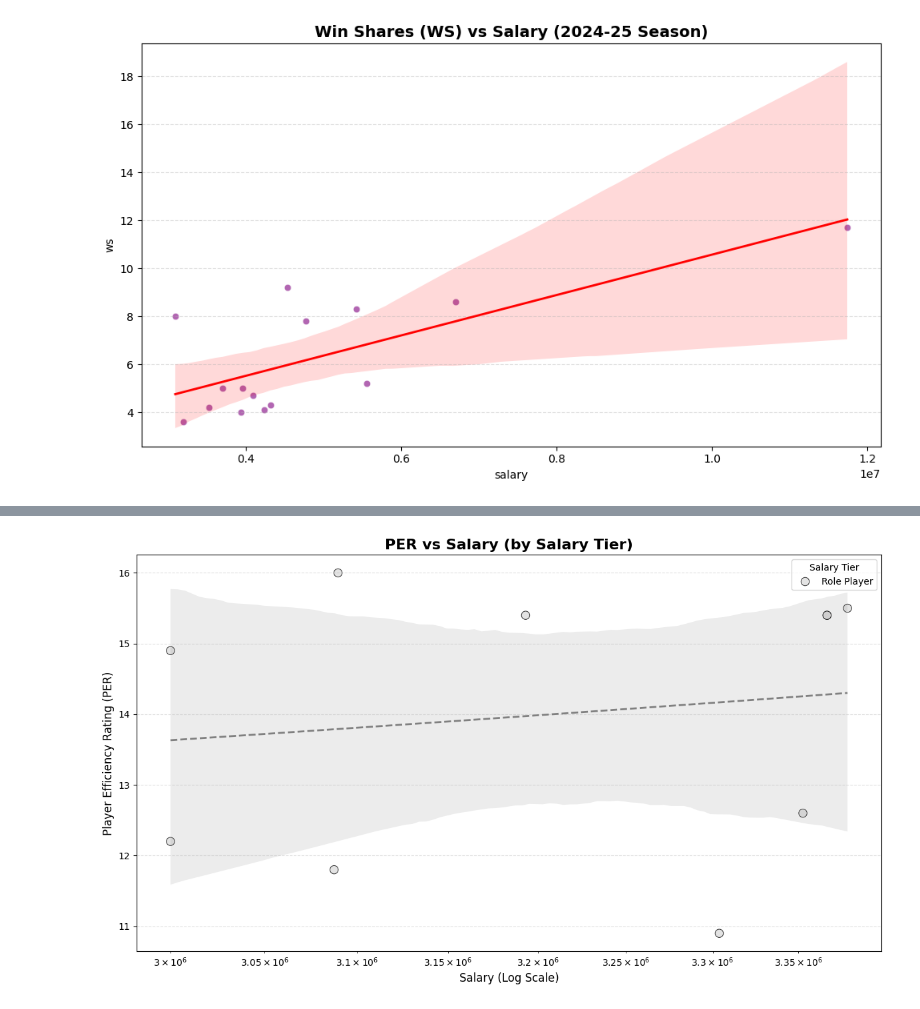
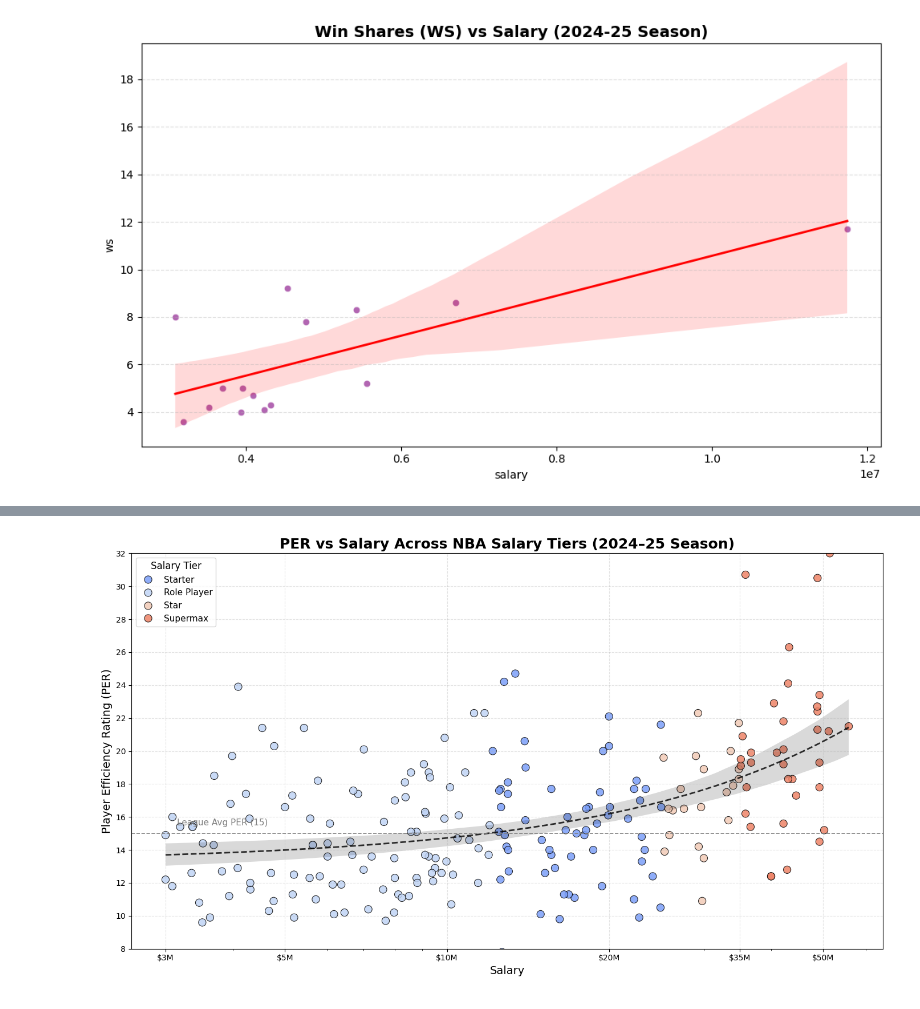
Before and after one commit to Hundo17/NBA_Contract_Value_Analysis, a Jupyter notebook: notebooks/Day2_Data_Cleaning.ipynb, the cells around one changed output, grey strips where cells are left out. Saved outputs shown, nothing was run; the diff lists cells and outputs as text; code cells hidden in the pictures.

```diff
--- a/notebooks/Day2_Data_Cleaning.ipynb
+++ b/notebooks/Day2_Data_Cleaning.ipynb
@@ -596,33 +597,46 @@ plt.show()
 # %%
-plt.figure(figsize=(12,7))
+df_value_analysis = pd.read_sql("SELECT * FROM player_value_analysis", engine)
+df_value_analysis.salary_tier.unique()
+
+plt.figure(figsize=(14, 8))
+
 sns.scatterplot(
     data=df_value_analysis,
     x="salary",
     y="per",
     hue="salary_tier",
     palette="coolwarm",
-    s=80,
-    alpha=0.8,
+    s=90,
+    alpha=0.85,
     edgecolor="black"
 )
 
-# Trendline
 sns.regplot(
     data=df_value_analysis,
     x="salary",
     y="per",
     scatter=False,
-    color="gray",
-    line_kws={"linewidth": 2, "linestyle": "--"}
+    color="black",
+    line_kws={"linewidth": 2, "linestyle": "--", "alpha": 0.8}
 )
 
-plt.xscale("log")  # compresses salary spread for readability
-plt.title("PER vs Salary (by Salary Tier)", fontsize=16, weight="bold")
-plt.xlabel("Salary (Log Scale)", fontsize=12)
-plt.ylabel("Player Efficiency Rating (PER)", fontsize=12)
-plt.legend(title="Salary Tier")
-plt.grid(True, linestyle="--", alpha=0.4)
+plt.xscale("log")
+plt.gca().xaxis.set_major_formatter(FuncFormatter(lambda x, _: f'${x/1e6:.0f}M'))
+plt.xticks([3e6, 5e6, 10e6, 20e6, 35e6, 50e6], labels=["$3M", "$5M", "$10M", "$20M", "$35M", "$50M"])
+
+plt.ylim(8, 32)
+plt.yticks(range(8, 33, 2))
+
+plt.axhline(15, color="gray", linestyle="--", linewidth=1.2)
+plt.text(df_value_analysis["salary"].min()*1.05, 15.5, "League Avg PER (15)", color="gray", fontsize=11)
+
+plt.title("PER vs Salary Across NBA Salary Tiers (2024–25 Season)", fontsize=18, weight="bold")
+plt.xlabel("Salary", fontsize=14)
+plt.ylabel("Player Efficiency Rating (PER)", fontsize=14)
+
+plt.legend(title="Salary Tier", fontsize=11, title_fontsize=12, loc="upper left")
+plt.grid(True, linestyle="--", alpha=0.35)
 plt.tight_layout()
 plt.show()
 # %% [output]
-[figure, old version]
+[figure, new version]
```
Also changed, not shown: parts of 14 cells of this notebook, 1 other file.
